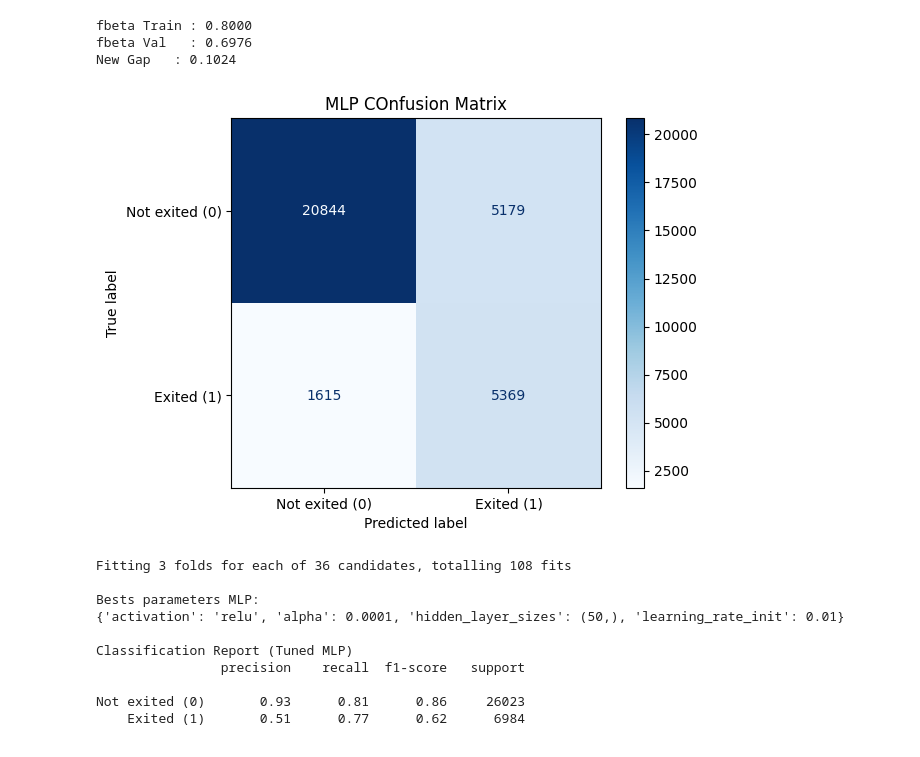
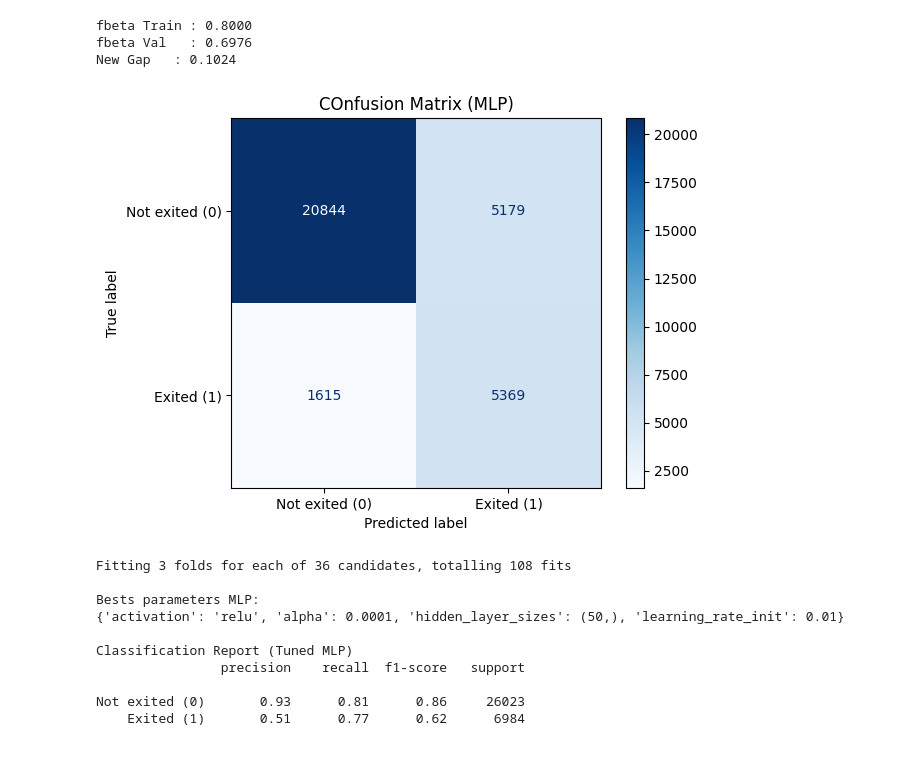
Before and after one commit to maxoubvd/S7_ML_project, a Jupyter notebook: projet_ml.ipynb, the cells around one changed output. Saved outputs shown, nothing was run; the diff lists cells and outputs as text; code cells hidden in the pictures.

```diff
--- a/projet_ml.ipynb
+++ b/projet_ml.ipynb
@@ -2070,15 +2070,15 @@ New Gap   : 0.1024
 # %%
 ConfusionMatrixDisplay.from_estimator(
     model_mlp,
     X_val_scaled,
     y_val,
     display_labels=['Not exited (0)', 'Exited (1)'],
     cmap='Blues'
 )
-plt.title('MLP COnfusion Matrix')
+plt.title('COnfusion Matrix (MLP)')
 plt.show()
 # %% [output]
-[figure, old version]
+[figure, new version]
 # %%
 param_grid_mlp = {
     'hidden_layer_sizes': [(50,), (100,), (50, 25)],
```
Also changed, not shown: parts of 12 cells of this notebook.
